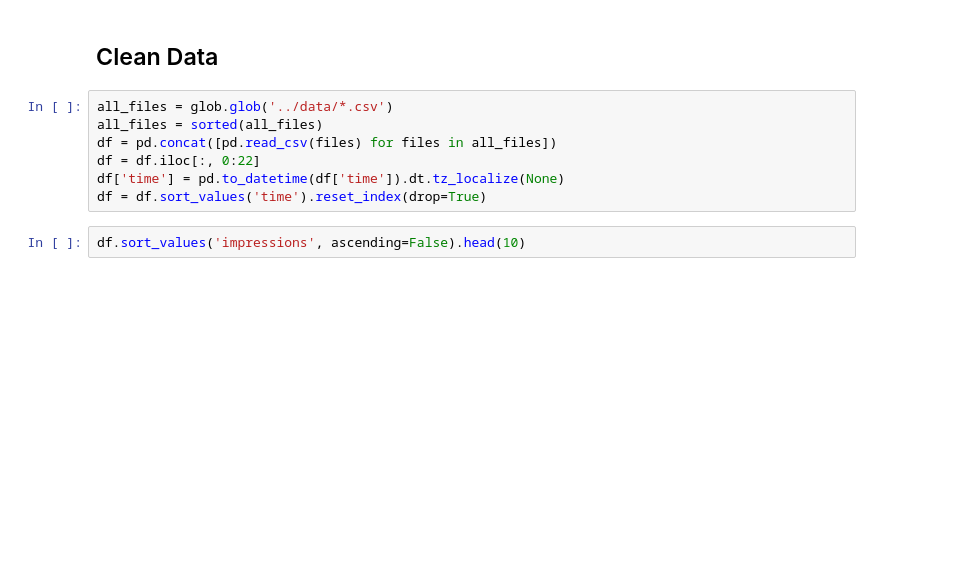
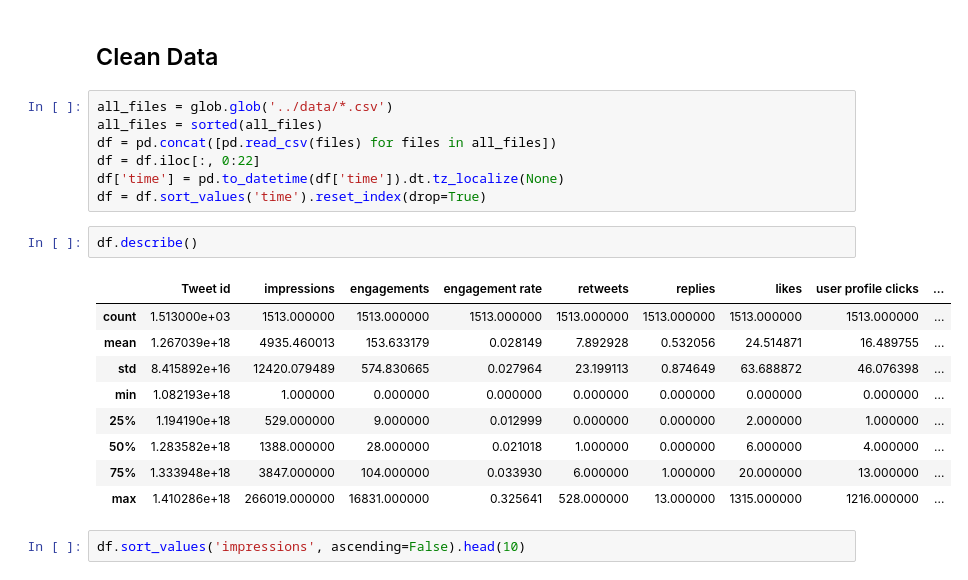
Before and after one commit to taksug229/tweet-analysis, a Jupyter notebook: notebook/1-eda.ipynb, the cells around one changed output. Drawn from its saved outputs; the diff is of its cells as text; blank space fills up the shorter version.

Commit message:
[edit] minor updates to check range and median of impressions

```diff
--- a/notebook/1-eda.ipynb
+++ b/notebook/1-eda.ipynb
@@ -19,6 +19,18 @@ df = pd.concat([pd.read_csv(files) for files in all_files])
 df = df.iloc[:, 0:22]
 df['time'] = pd.to_datetime(df['time']).dt.tz_localize(None)
 df = df.sort_values('time').reset_index(drop=True)
+# %%
+df.describe()
+# %% [output]
+|  | Tweet id | impressions | engagements | engagement rate | retweets | replies | likes | user profile clicks | ... |
+| count | 1.513000e+03 | 1513.000000 | 1513.000000 | 1513.000000 | 1513.000000 | 1513.000000 | 1513.000000 | 1513.000000 | ... |
+| mean | 1.267039e+18 | 4935.460013 | 153.633179 | 0.028149 | 7.892928 | 0.532056 | 24.514871 | 16.489755 | ... |
+| std | 8.415892e+16 | 12420.079489 | 574.830665 | 0.027964 | 23.199113 | 0.874649 | 63.688872 | 46.076398 | ... |
+| min | 1.082193e+18 | 1.000000 | 0.000000 | 0.000000 | 0.000000 | 0.000000 | 0.000000 | 0.000000 | ... |
+| 25% | 1.194190e+18 | 529.000000 | 9.000000 | 0.012999 | 0.000000 | 0.000000 | 2.000000 | 1.000000 | ... |
+| 50% | 1.283582e+18 | 1388.000000 | 28.000000 | 0.021018 | 1.000000 | 0.000000 | 6.000000 | 4.000000 | ... |
+| 75% | 1.333948e+18 | 3847.000000 | 104.000000 | 0.033930 | 6.000000 | 1.000000 | 20.000000 | 13.000000 | ... |
+| max | 1.410286e+18 | 266019.000000 | 16831.000000 | 0.325641 | 528.000000 | 13.000000 | 1315.000000 | 1216.000000 | ... |
 # %%
 df.sort_values('impressions', ascending=False).head(10)
 # %% [output]
```
